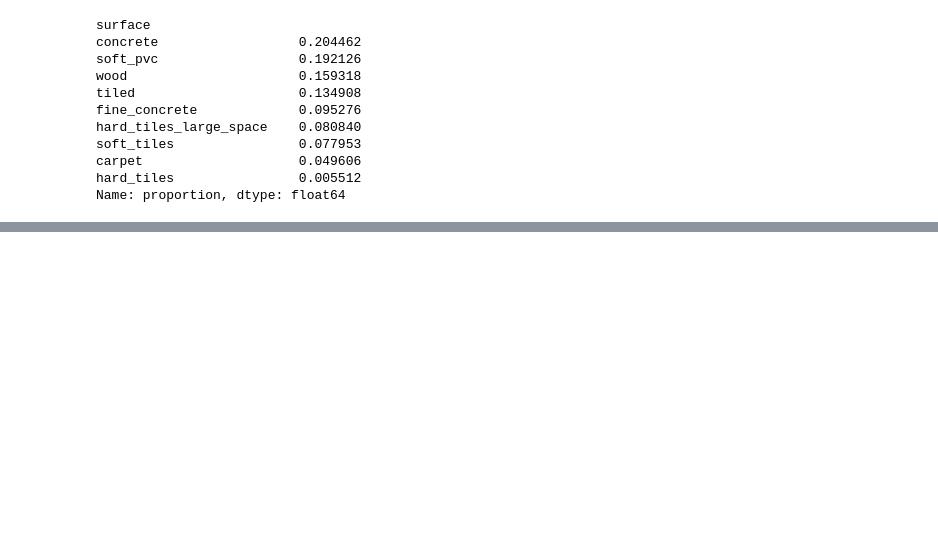
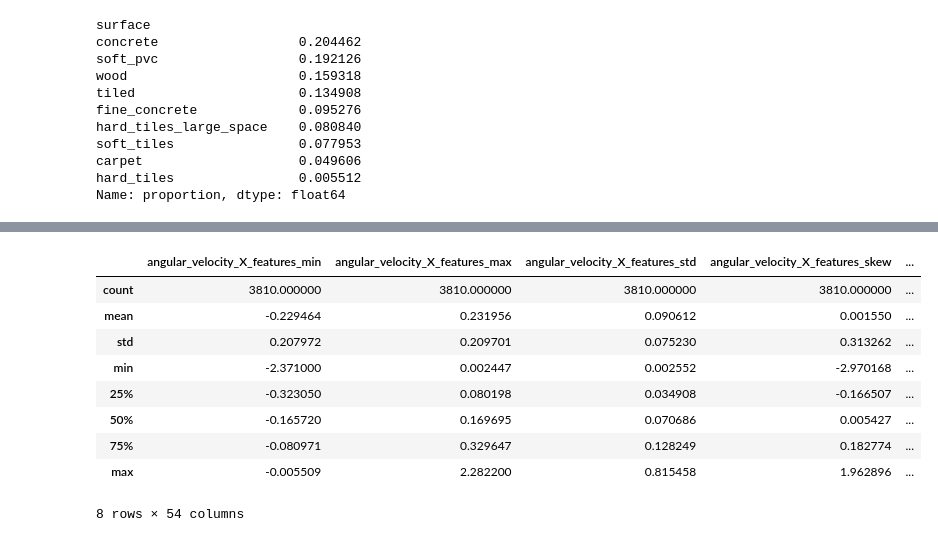
Before and after one commit to howonJeong/MAICON26, a Jupyter notebook: YeSun/1DS/CareerCon19_robot.ipynb, the cells around one changed output, grey strips where cells are left out. Drawn from its saved outputs; the diff is of its cells as text; code cells hidden in the pictures; blank space fills up the shorter version.

```diff
--- a/YeSun/1DS/CareerCon19_robot.ipynb
+++ b/YeSun/1DS/CareerCon19_robot.ipynb
@@ -134,7 +134,7 @@ Name: proportion, dtype: float64
 # %%
 def make_features(df):
     df = df.sort_values(['series_id','measurement_number'])
-    sensors = df.columns[3:]
+    sensors = [i for i in df.columns[3:] if not i.startswith('orientation')]
     features = df.groupby('series_id')[sensors].agg(['min','max','std','skew','median', 'mean'])
     features.columns = [f'{s}_features_{stat}' for s, stat in features.columns]
 
@@ -205,0 +250,13 @@ print(sub.head())
+# %%
+X.describe()
+# %% [output]
+|  | angular_velocity_X_features_min | angular_velocity_X_features_max | angular_velocity_X_features_std | angular_velocity_X_features_skew | ... |
+| count | 3810.000000 | 3810.000000 | 3810.000000 | 3810.000000 | ... |
+| mean | -0.229464 | 0.231956 | 0.090612 | 0.001550 | ... |
+| std | 0.207972 | 0.209701 | 0.075230 | 0.313262 | ... |
+| min | -2.371000 | 0.002447 | 0.002552 | -2.970168 | ... |
+| 25% | -0.323050 | 0.080198 | 0.034908 | -0.166507 | ... |
+| 50% | -0.165720 | 0.169695 | 0.070686 | 0.005427 | ... |
+| 75% | -0.080971 | 0.329647 | 0.128249 | 0.182774 | ... |
+| max | -0.005509 | 2.282200 | 0.815458 | 1.962896 | ... |
+8 rows × 54 columns
```
Also changed, not shown: parts of 6 cells of this notebook.
